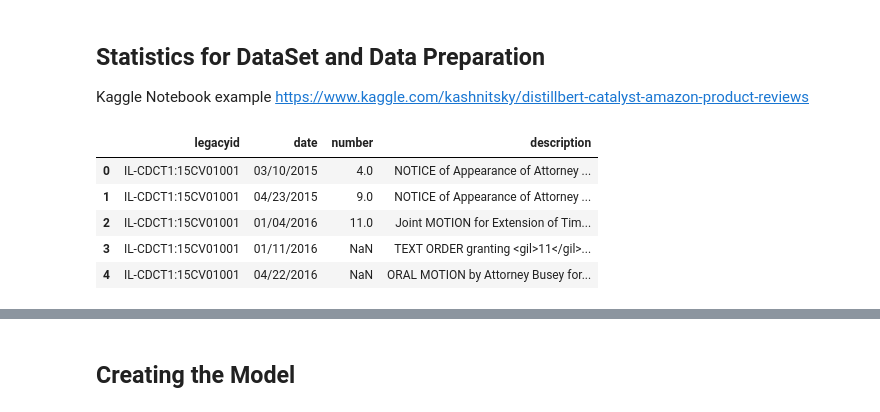
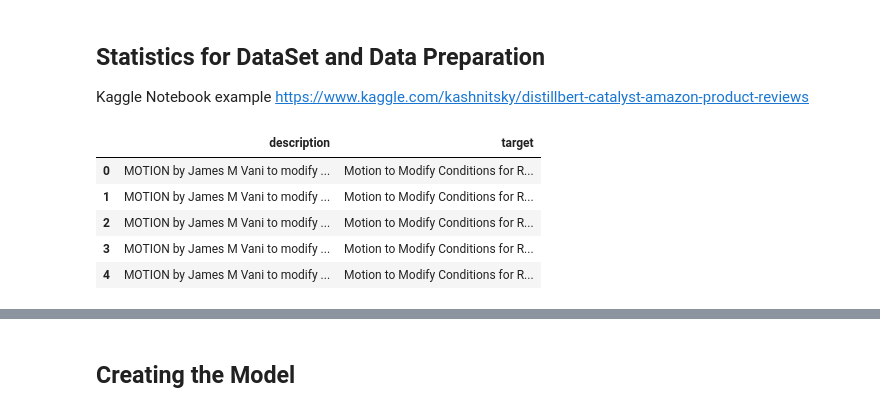
Before and after one commit to Yorko/bert-finetuning-catalyst, a Jupyter notebook: src/BERT model.ipynb, the cells around one changed output, grey strips where cells are left out. Drawn from its saved outputs; the diff is of its cells as text; code cells hidden in the pictures.

Commit message:
BERT model trains with sergio's data

```diff
--- a/src/BERT model.ipynb
+++ b/src/BERT model.ipynb
@@ -74,12 +48,12 @@ inv_vocab = {v:k for (k, v) in voc.items()}
 Kaggle Notebook example
 https://www.kaggle.com/kashnitsky/distillbert-catalyst-amazon-product-reviews
 # %%
-train_df = pd.read_csv('../data/motions_laws/nwu_docket_entries.csv')
+train_df = pd.read_csv('../data/motions_laws/sergio_data.csv')
 train_df.head()
 # %% [output]
-|  | legacyid | date | number | description |
-| 0 | IL-CDCT1:15CV01001 | 03/10/2015 | 4.0 | NOTICE of Appearance of Attorney ... |
-| 1 | IL-CDCT1:15CV01001 | 04/23/2015 | 9.0 | NOTICE of Appearance of Attorney ... |
-| 2 | IL-CDCT1:15CV01001 | 01/04/2016 | 11.0 | Joint MOTION for Extension of Tim... |
-| 3 | IL-CDCT1:15CV01001 | 01/11/2016 | NaN | TEXT ORDER granting <gil>11</gil>... |
-| 4 | IL-CDCT1:15CV01001 | 04/22/2016 | NaN | ORAL MOTION by Attorney Busey for... |
+|  | description | target |
+| 0 | MOTION by James M Vani to modify ... | Motion to Modify Conditions for R... |
+| 1 | MOTION by James M Vani to modify ... | Motion to Modify Conditions for R... |
+| 2 | MOTION by James M Vani to modify ... | Motion to Modify Conditions for R... |
+| 3 | MOTION by James M Vani to modify ... | Motion to Modify Conditions for R... |
+| 4 | MOTION by James M Vani to modify ... | Motion to Modify Conditions for R... |
```
Also changed, not shown: parts of 29 cells of this notebook, 1 other file.
